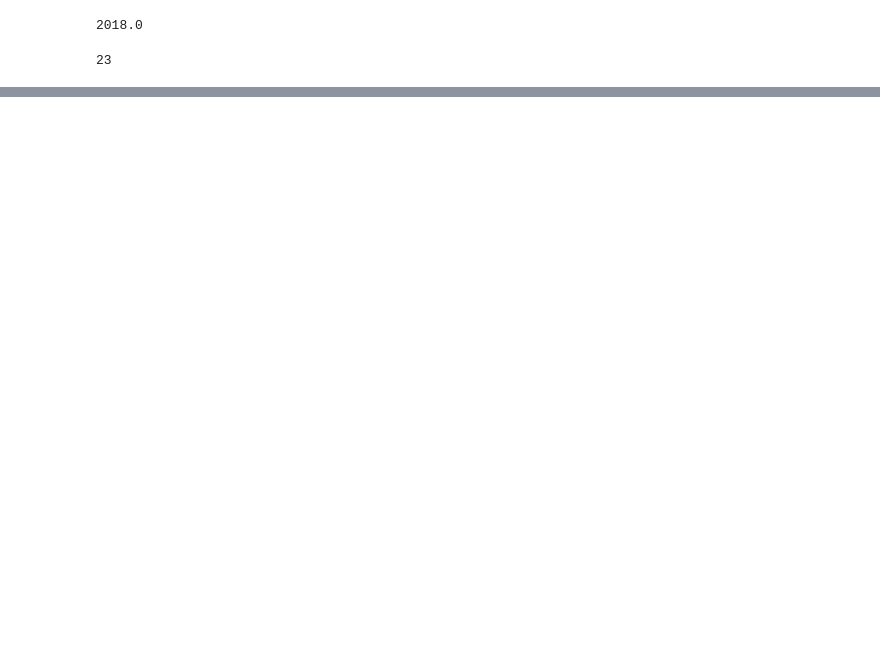
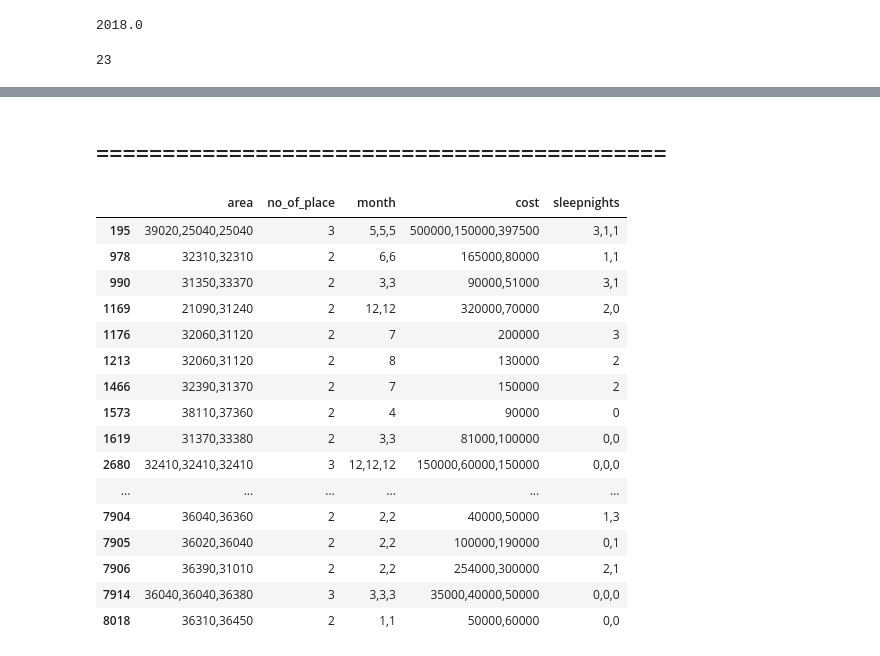
Before and after one commit to kwak-dong-su/data-crawling, a Jupyter notebook: ML_Project/2018 국민여행조사 전처리.ipynb, the cells around one changed output, grey strips where cells are left out. Drawn from its saved outputs; the diff is of its cells as text; code cells hidden in the pictures; blank space fills up the shorter version.

```diff
--- a/ML_Project/2018 국민여행조사 전처리.ipynb
+++ b/ML_Project/2018 국민여행조사 전처리.ipynb
@@ -368,3 +591,5 @@ end=str(df['D_TRA1_EYEAR'])+str(df['D_TRA1_EMONTH'])+str(df['D_TRA1_EDAY'])
+# %% [markdown]
+## ===========================================
 # %%
 ## 퍼진 컬럼들 압축 과정
 
@@ -377,36 +602,41 @@ cost_list = [] # 여행비용 <=이후 중복컬럼 생겨서 미사용
 area_list = [] # 거주지
 count_list = [] # 여행지 개수 일치확인용
 month_list = [] # 여행 출발 월
-accommodation_list = []
 for index in df.index:
     sleepnights = ''
     cost = ''
     area = ''
     count = 0
     month = ''
-    accommodation = ''
+    # accommodation = ''
     for i in range (1,5):
         col_sleepnights = 'D_TRA'+str(i)+'_S_Day'
+        col_cost = 'D_TRA'+str(i)+'_COST'
         try:
             sleepnights = sleepnights + str(int(df.loc[index,col_sleepnights])) + ','
+            cost = cost + str(int(df.loc[index,col_cost])) +','
         except: pass
-        for j in range(1,11):
+        col_month = 'D_TRA'+str(i)+'_SMONTH'
+        try:
+                month = month + str(int(df.loc[index, col_month])) + ','
+        except:
+                pass
+        for j in range(1,3):
 
-            col_area ='D_TRA'+str(i)+'_'+str(j)+'_SPOT'
-            col_month = 'D_TRA'+str(i)+'_'+str(j)+'_SMONTH'
-            col_accommodation = 'D_TRA'+str(i)+'_'+str(j)+'_Q6'
+            col_area ='D_TRA'+str(i)+'_'+str(j)+'_TOWN1'
+
+
             try:
                 area = area + str(int(df.loc[index, col_area])) + ','
                 count += 1
             except: pass
-            try:
-                month = month + str(int(df.loc[index, col_month])) + ','
-            except:
-                pass
-            try:
-                accommodation = accommodation + str(int(df.loc[index, col_accommodation])) + ','
-            except:
-                pass
+
+            # for k in range(1,15):
+            #     col_accommodation = 'D_TRA'+str(i)+'_'+str(j)+'A6_'+str(k)
+            #     try:
+            #         accommodation = accommodation + str(int(df.loc[index, col_accommodation])) + ','
+            #     except:
+            #         pass
     try:
         area = area.rstrip(area[-1])
     except:pass
@@ -419,14 +649,14 @@ for index in df.index:
     try:
         month = month.rstrip(month[-1])
     except:pass
-    try:
-        accommodation = accommodation.rstrip(accommodation[-1])
-    except:pass
+    # try:
+    #     accommodation = accommodation.rstrip(accommodation[-1])
+    # except:pass
     area_list.append(area)
     count_list.append(count)
     month_list.append(month)
     cost_list.append(cost)
-    accommodation_list.append(accommodation)
+    # accommodation_list.append(accommodation)
     sleepnights_list.append(sleepnights)
 
 df['area']= area_list
@@ -434,4 +664,24 @@ df['no_of_place'] = count_list
 df['month'] = month_list
 df['cost'] = cost_list
 df['sleepnights'] = sleepnights_list
-df['accommodation'] = accommodation_list
+# df['accommodation'] = accommodation_list
+# %%
+df[['area','no_of_place','month','cost','sleepnights']][df['no_of_place']>1].head(50)
+# %% [output]
+|  | area | no_of_place | month | cost | sleepnights |
+| 195 | 39020,25040,25040 | 3 | 5,5,5 | 500000,150000,397500 | 3,1,1 |
+| 978 | 32310,32310 | 2 | 6,6 | 165000,80000 | 1,1 |
+| 990 | 31350,33370 | 2 | 3,3 | 90000,51000 | 3,1 |
+| 1169 | 21090,31240 | 2 | 12,12 | 320000,70000 | 2,0 |
+| 1176 | 32060,31120 | 2 | 7 | 200000 | 3 |
+| 1213 | 32060,31120 | 2 | 8 | 130000 | 2 |
+| 1466 | 32390,31370 | 2 | 7 | 150000 | 2 |
+| 1573 | 38110,37360 | 2 | 4 | 90000 | 0 |
+| 1619 | 31370,33380 | 2 | 3,3 | 81000,100000 | 0,0 |
+| 2680 | 32410,32410,32410 | 3 | 12,12,12 | 150000,60000,150000 | 0,0,0 |
+| ... | ... | ... | ... | ... | ... |
+| 7904 | 36040,36360 | 2 | 2,2 | 40000,50000 | 1,3 |
+| 7905 | 36020,36040 | 2 | 2,2 | 100000,190000 | 0,1 |
+| 7906 | 36390,31010 | 2 | 2,2 | 254000,300000 | 2,1 |
+| 7914 | 36040,36040,36380 | 3 | 3,3,3 | 35000,40000,50000 | 0,0,0 |
+| 8018 | 36310,36450 | 2 | 1,1 | 50000,60000 | 0,0 |
```
Also changed, not shown: parts of 35 cells of this notebook, 6 other files.
